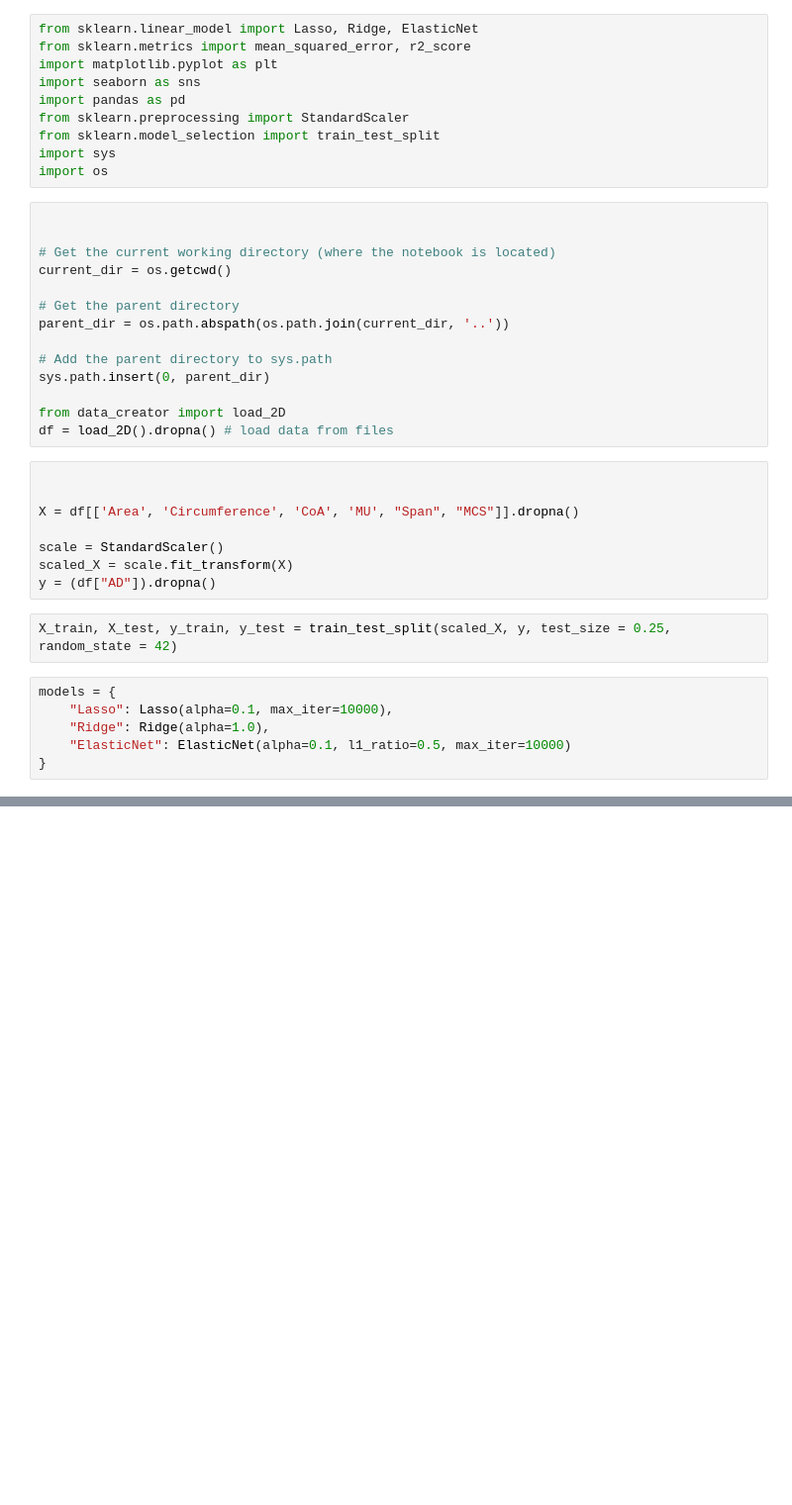
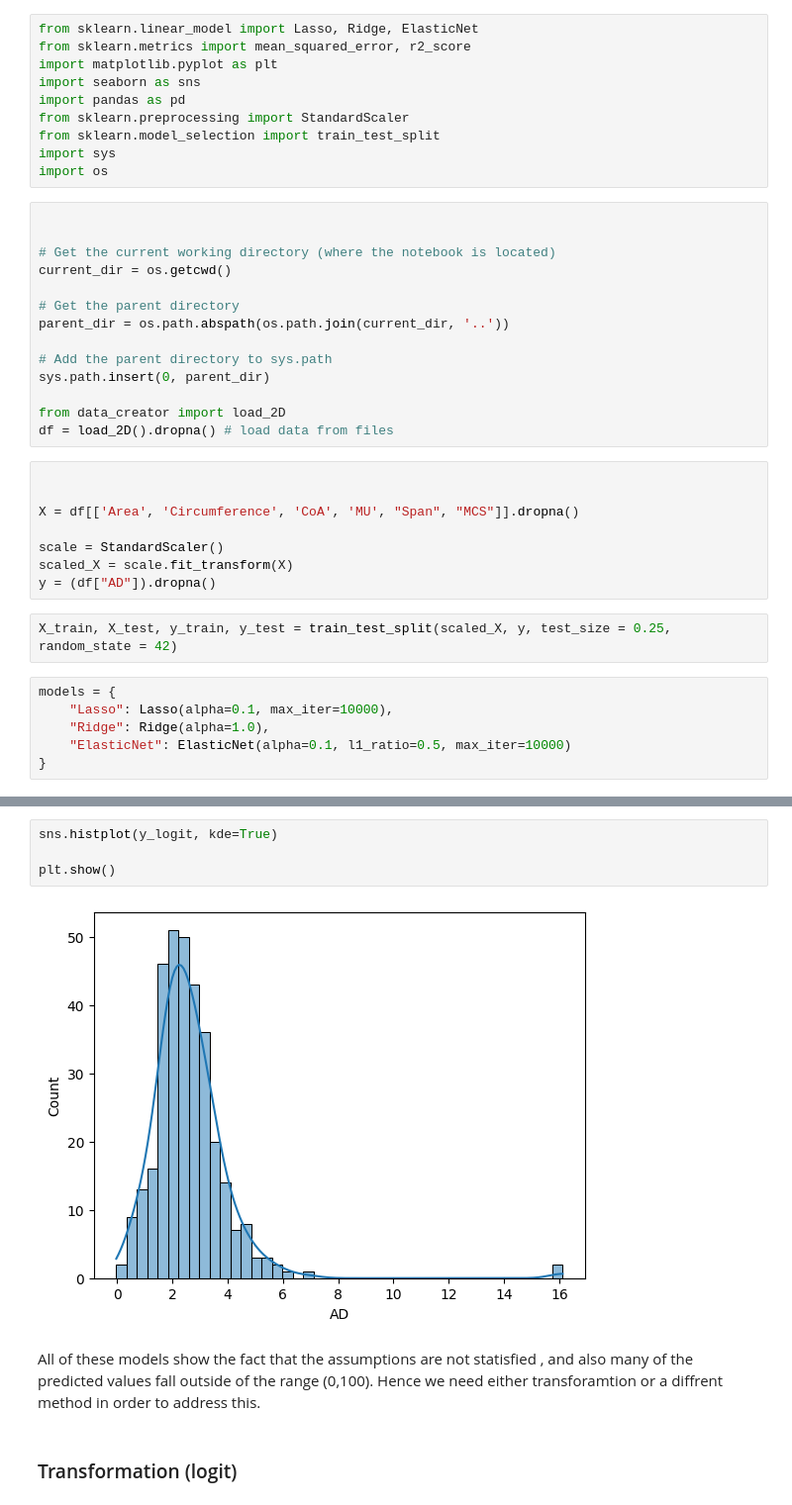
Before and after one commit to sukhjitsehra/Radiotherapy-Quality-Assurance, a Jupyter notebook: notebooks/modelling/Regression.ipynb, the cells around one changed output, grey strips where cells are left out. Shown at 99% size. Drawn from its saved outputs; the diff is of its cells as text; blank space fills up the shorter version.

```diff
--- a/notebooks/modelling/Regression.ipynb
+++ b/notebooks/modelling/Regression.ipynb
@@ -75,0 +118,10 @@ ElasticNet:
+# %%
+sns.histplot(y_logit, kde=True)
+
+plt.show()
+# %% [output]
+[figure, added]
+# %% [markdown]
+All of these models show the fact that the assumptions are not statisfied , and also many of the predicted values fall outside of the range (0,100). Hence we need either transforamtion or a diffrent method in order to address this.
+# %% [markdown]
+### Transformation (logit)
```
Also changed, not shown: parts of 6 cells of this notebook, 15 other files.
